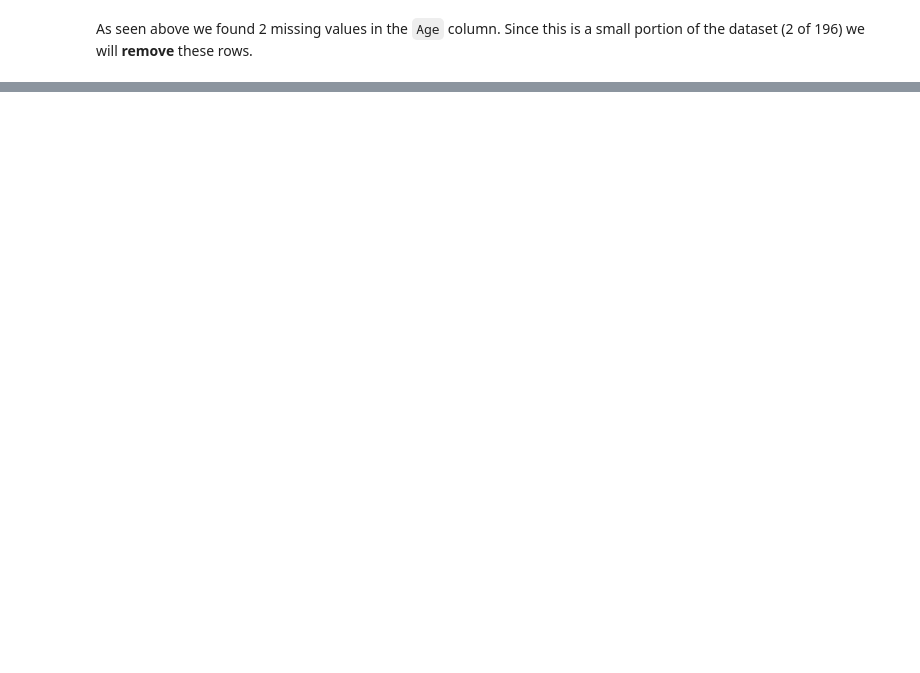
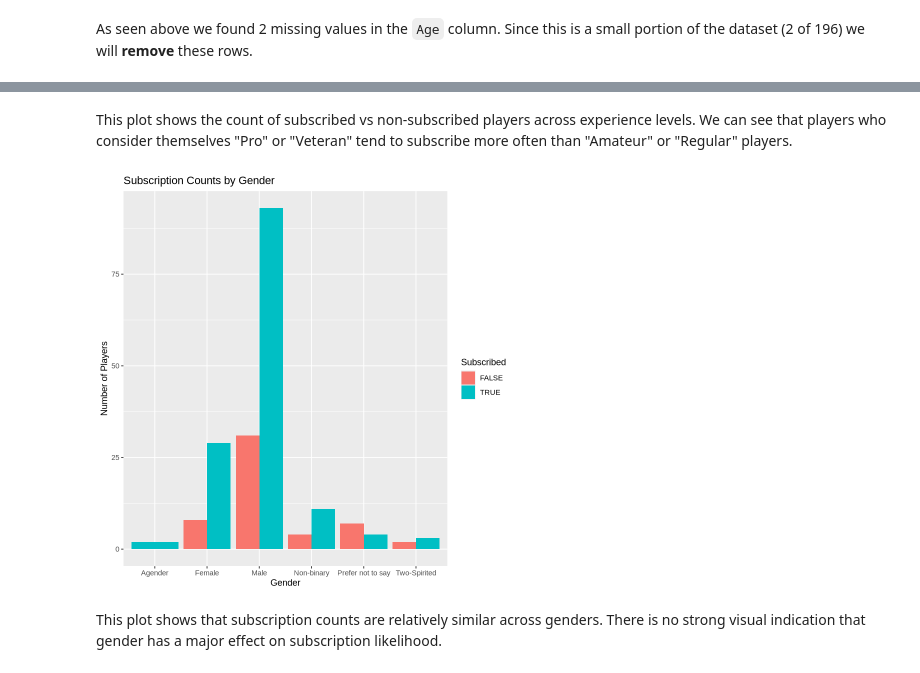
Before and after one commit to Rileyuwu/DSCII100Project, a Jupyter notebook: ProjMain.ipynb, the cells around one changed output, grey strips where cells are left out. Cells and saved outputs as stored; diff of their text form; code cells hidden in the pictures; blank space fills up the shorter version.

```diff
--- a/ProjMain.ipynb
+++ b/ProjMain.ipynb
@@ -227,0 +257,16 @@ A spec_tbl_df: 194 × 7
+# %% [markdown]
+This plot shows the count of subscribed vs non-subscribed players across experience levels. We can see that players who consider themselves "Pro" or "Veteran" tend to subscribe more often than "Amateur" or "Regular" players.
+# %%
+players_clean |>
+  ggplot(aes(x = gender, fill = subscribe)) +
+  geom_bar(position = "dodge") +
+  labs(
+    title = "Subscription Counts by Gender",
+    x = "Gender",
+    y = "Number of Players",
+    fill = "Subscribed"
+  )
+# %% [output]
+[figure, added]
+# %% [markdown]
+This plot shows that subscription counts are relatively similar across genders. There is no strong visual indication that gender has a major effect on subscription likelihood.
```
Also changed, not shown: parts of 14 cells of this notebook.
